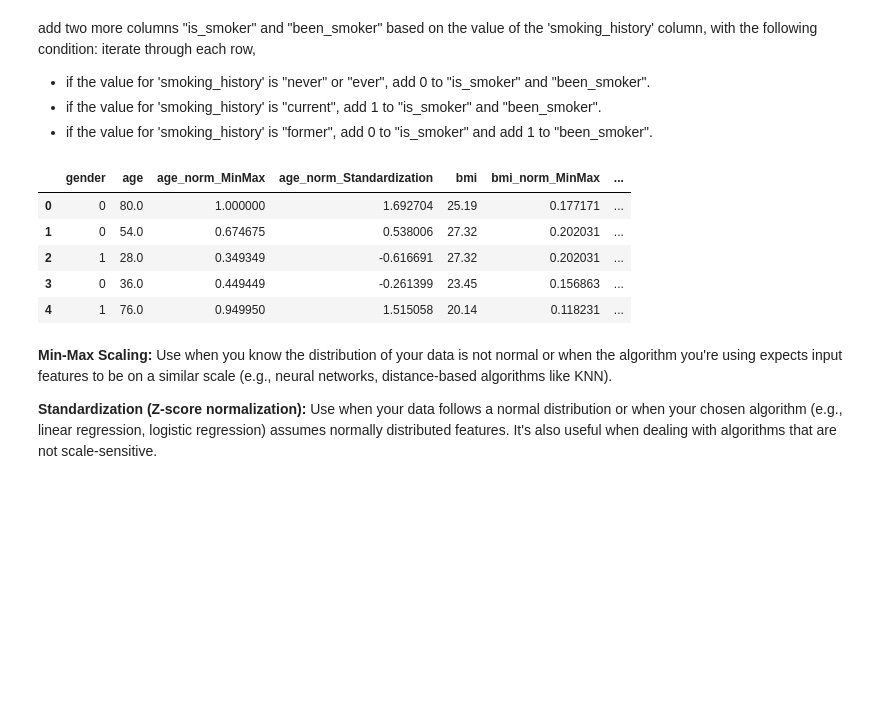
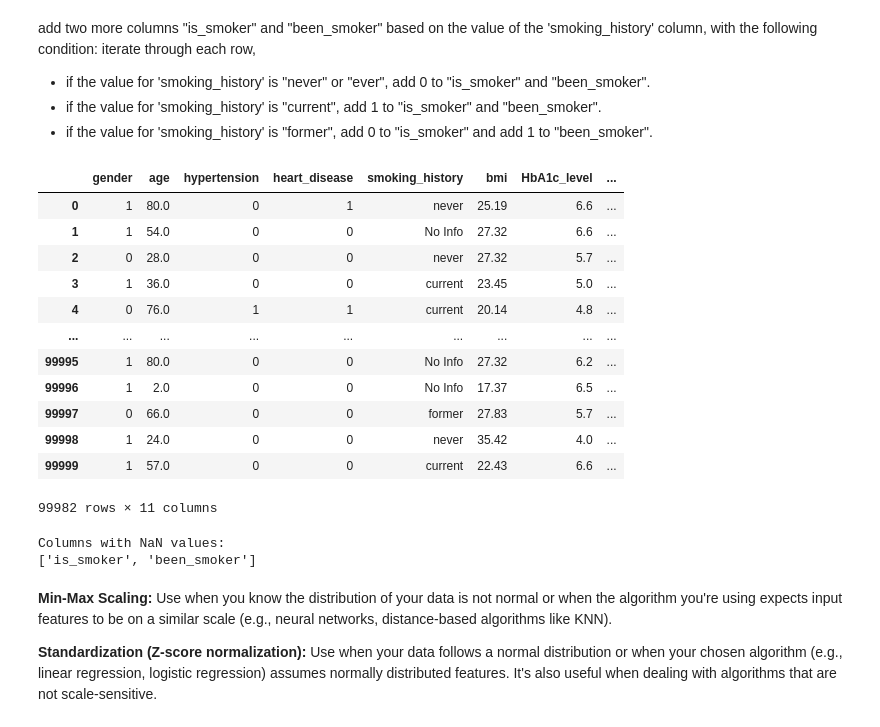
Before and after one commit to armanfeili/FDS-Final-Project, a Jupyter notebook: main.ipynb, the cells around one changed output. Cells and saved outputs as stored; diff of their text form; code cells hidden in the pictures; blank space fills up the shorter version.

```diff
--- a/main.ipynb
+++ b/main.ipynb
@@ -133,11 +135,14 @@ plt.show()
 # Remove the duplicate rows in the DataFrame if necessary
 #data.drop_duplicates(inplace=True)
 # %%
-# Replace 'Female' with 0 and 'Male' with 1 in the 'gender' column
-data['gender'] = data['gender'].replace({'Female': 0, 'Male': 1})
+# Replace 'Male' with 0 and 'Female' with 1 in the 'gender' column
+data['gender'] = data['gender'].replace({'Male': 0, 'Female': 1})
 
 # Delete rows where 'gender' is 'Other'
 data = data[data['gender'] != 'Other']
 
-data.head()
+# Convert the 'gender' column to integer type
+data['gender'] = data['gender'].astype(int)
+
+data
 # %% [output]
@@ -157,28 +169,52 @@ iterate through each row,
 # %%
 # Create 'is_smoker' and 'been_smoker' columns, initializing them with 0
 data['is_smoker'] = 0
 data['been_smoker'] = 0
 
 # Apply conditions to populate 'is_smoker' and 'been_smoker' columns based on 'smoking_history'
 for index, row in data.iterrows():
     if row['smoking_history'] in ['never', 'ever']:
         data.at[index, 'is_smoker'] = 0
         data.at[index, 'been_smoker'] = 0
     elif row['smoking_history'] == 'current':
         data.at[index, 'is_smoker'] = 1
         data.at[index, 'been_smoker'] = 1
     elif row['smoking_history'] == 'former':
         data.at[index, 'is_smoker'] = 0
         data.at[index, 'been_smoker'] = 1
+    elif row['smoking_history'] in ['No Info', 'NaN']:
+        data.at[index, 'is_smoker'] = np.nan
+        data.at[index, 'been_smoker'] = np.nan
 
-data.head()
+data
 # %% [output]
-|  | gender | age | age_norm_MinMax | age_norm_Standardization | bmi | bmi_norm_MinMax | ... |
-| 0 | 0 | 80.0 | 1.000000 | 1.692704 | 25.19 | 0.177171 | ... |
-| 1 | 0 | 54.0 | 0.674675 | 0.538006 | 27.32 | 0.202031 | ... |
-| 2 | 1 | 28.0 | 0.349349 | -0.616691 | 27.32 | 0.202031 | ... |
-| 3 | 0 | 36.0 | 0.449449 | -0.261399 | 23.45 | 0.156863 | ... |
-| 4 | 1 | 76.0 | 0.949950 | 1.515058 | 20.14 | 0.118231 | ... |
+|  | gender | age | hypertension | heart_disease | smoking_history | bmi | HbA1c_level | ... |
+| 0 | 1 | 80.0 | 0 | 1 | never | 25.19 | 6.6 | ... |
+| 1 | 1 | 54.0 | 0 | 0 | No Info | 27.32 | 6.6 | ... |
+| 2 | 0 | 28.0 | 0 | 0 | never | 27.32 | 5.7 | ... |
+| 3 | 1 | 36.0 | 0 | 0 | current | 23.45 | 5.0 | ... |
+| 4 | 0 | 76.0 | 1 | 1 | current | 20.14 | 4.8 | ... |
+| ... | ... | ... | ... | ... | ... | ... | ... | ... |
+| 99995 | 1 | 80.0 | 0 | 0 | No Info | 27.32 | 6.2 | ... |
+| 99996 | 1 | 2.0 | 0 | 0 | No Info | 17.37 | 6.5 | ... |
+| 99997 | 0 | 66.0 | 0 | 0 | former | 27.83 | 5.7 | ... |
+| 99998 | 1 | 24.0 | 0 | 0 | never | 35.42 | 4.0 | ... |
+| 99999 | 1 | 57.0 | 0 | 0 | current | 22.43 | 6.6 | ... |
+99982 rows × 11 columns
+# %%
+# Check for NaN values in any column of the DataFrame
+nan_in_columns = data.isna().any()
+
+# Display columns with NaN values, if any
+columns_with_nan = nan_in_columns[nan_in_columns == True].index.tolist()
+if len(columns_with_nan) > 0:
+    print("Columns with NaN values:")
+    print(columns_with_nan)
+else:
+    print("No NaN values found in any column.")
+# %% [output]
+Columns with NaN values:
+['is_smoker', 'been_smoker']
 # %% [markdown]
 **Min-Max Scaling:** Use when you know the distribution of your data is not normal or when the algorithm you're using expects input features to be on a similar scale (e.g., neural networks, distance-based algorithms like KNN).
 
```
Also changed, not shown: parts of 5 cells of this notebook.
